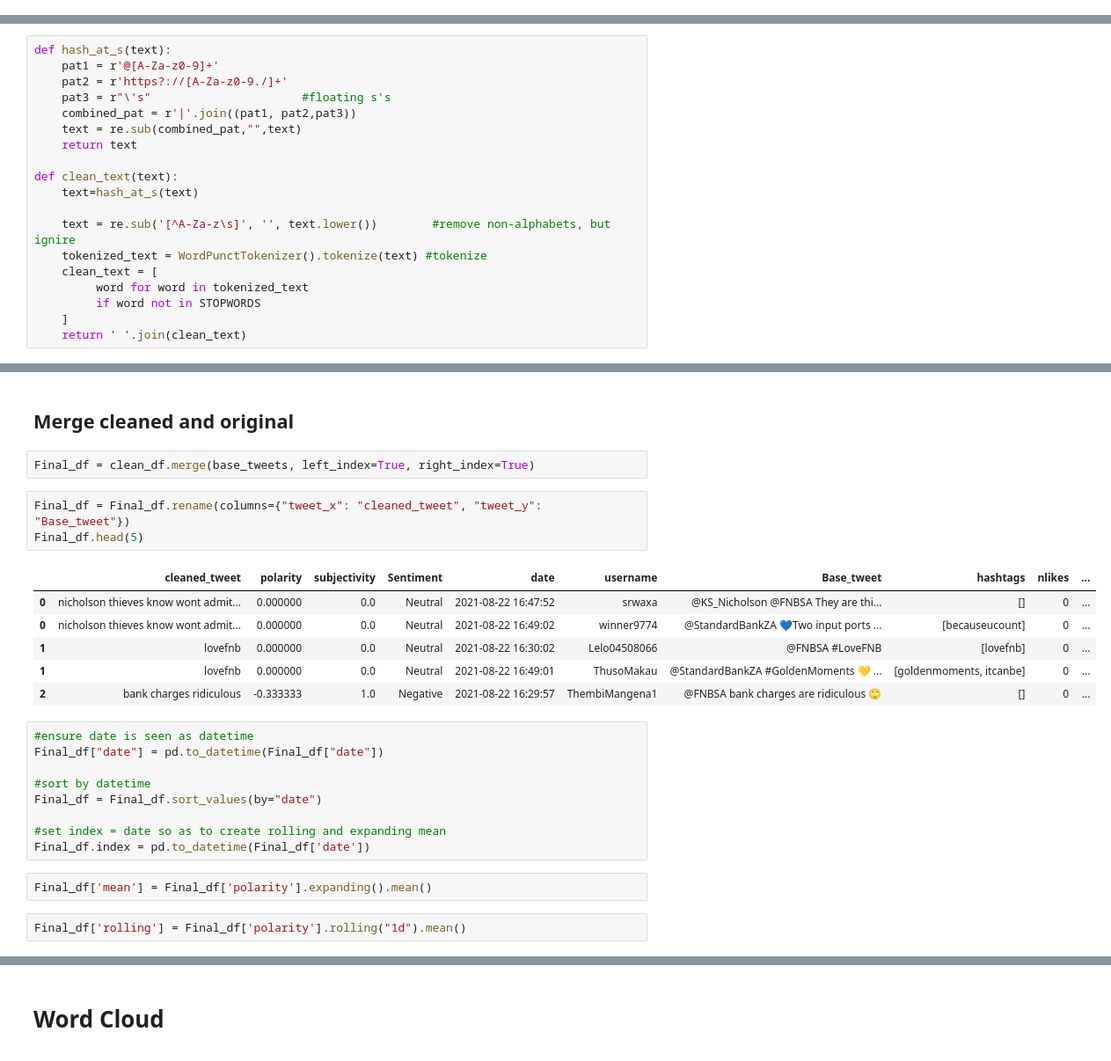
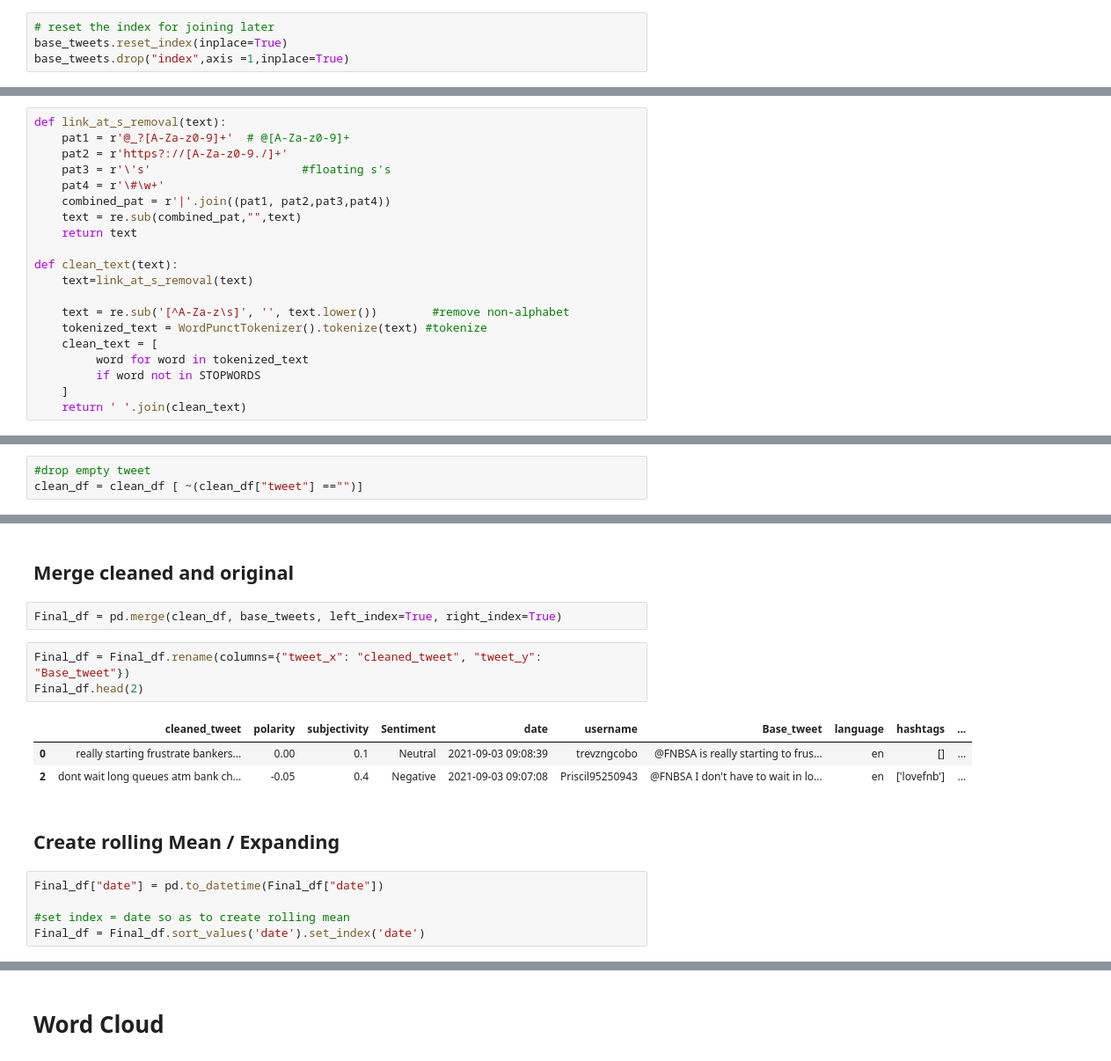
Before and after one commit to Slyth3/Sentiment-analysis-of-South-African-Banks-POC, a Jupyter notebook: Twint_SentimentAnalysis.ipynb, the cells around one changed output, grey strips where cells are left out. Shown: that part at 88% size. Cells and saved outputs as stored; diff of their text form.

```diff
--- a/Twint_SentimentAnalysis.ipynb
+++ b/Twint_SentimentAnalysis.ipynb
@@ -164,0 +161,4 @@ base_tweets.head()
+# %%
+# reset the index for joining later
+base_tweets.reset_index(inplace=True)
+base_tweets.drop("index",axis =1,inplace=True)
@@ -165,18 +173,19 @@ base_tweets.head()
 # %% [markdown]
 ### Cleaning tweet data
 # %%
-def hash_at_s(text):
-    pat1 = r'@[A-Za-z0-9]+'
+def link_at_s_removal(text):
+    pat1 = r'@_?[A-Za-z0-9]+'  # @[A-Za-z0-9]+
     pat2 = r'https?://[A-Za-z0-9./]+'
-    pat3 = r"\'s"                      #floating s's
-    combined_pat = r'|'.join((pat1, pat2,pat3))
+    pat3 = r'\'s'                      #floating s's
+    pat4 = r'\#\w+'
+    combined_pat = r'|'.join((pat1, pat2,pat3,pat4))
     text = re.sub(combined_pat,"",text)
     return text
 
 def clean_text(text):
-    text=hash_at_s(text)
+    text=link_at_s_removal(text)
 
-    text = re.sub('[^A-Za-z\s]', '', text.lower())        #remove non-alphabets, but ignire
+    text = re.sub('[^A-Za-z\s]', '', text.lower())        #remove non-alphabet
     tokenized_text = WordPunctTokenizer().tokenize(text) #tokenize
     clean_text = [
          word for word in tokenized_text
@@ -204,3 +213,6 @@ clean_df.head()
+# %%
+#drop empty tweet
+clean_df = clean_df [ ~(clean_df["tweet"] =="")]
 # %% [markdown]
 ## Sentiment analysis
 # %%
@@ -240,27 +252,18 @@ clean_df.head()
 # %% [markdown]
 ## Merge cleaned and original
 # %%
-Final_df = clean_df.merge(base_tweets, left_index=True, right_index=True)
+Final_df = pd.merge(clean_df, base_tweets, left_index=True, right_index=True)
 # %%
 Final_df = Final_df.rename(columns={"tweet_x": "cleaned_tweet", "tweet_y": "Base_tweet"})
-Final_df.head(5)
+Final_df.head(2)
 # %% [output]
-|  | cleaned_tweet | polarity | subjectivity | Sentiment | date | username | Base_tweet | hashtags | nlikes | ... |
-| 0 | nicholson thieves know wont admit... | 0.000000 | 0.0 | Neutral | 2021-08-22 16:47:52 | srwaxa | @KS_Nicholson @FNBSA They are thi... | [] | 0 | ... |
-| 0 | nicholson thieves know wont admit... | 0.000000 | 0.0 | Neutral | 2021-08-22 16:49:02 | winner9774 | @StandardBankZA 💙Two input ports ... | [becauseucount] | 0 | ... |
-| 1 | lovefnb | 0.000000 | 0.0 | Neutral | 2021-08-22 16:30:02 | Lelo04508066 | @FNBSA #LoveFNB | [lovefnb] | 0 | ... |
-| 1 | lovefnb | 0.000000 | 0.0 | Neutral | 2021-08-22 16:49:01 | ThusoMakau | @StandardBankZA #GoldenMoments 💛 ... | [goldenmoments, itcanbe] | 0 | ... |
-| 2 | bank charges ridiculous | -0.333333 | 1.0 | Negative | 2021-08-22 16:29:57 | ThembiMangena1 | @FNBSA bank charges are ridiculous 🙄 | [] | 0 | ... |
+|  | cleaned_tweet | polarity | subjectivity | Sentiment | date | username | Base_tweet | language | hashtags | ... |
+| 0 | really starting frustrate bankers... | 0.00 | 0.1 | Neutral | 2021-09-03 09:08:39 | trevzngcobo | @FNBSA is really starting to frus... | en | [] | ... |
+| 2 | dont wait long queues atm bank ch... | -0.05 | 0.4 | Negative | 2021-09-03 09:07:08 | Priscil95250943 | @FNBSA I don't have to wait in lo... | en | ['lovefnb'] | ... |
+# %% [markdown]
+## Create rolling Mean / Expanding
 # %%
-#ensure date is seen as datetime
 Final_df["date"] = pd.to_datetime(Final_df["date"])
 
-#sort by datetime
-Final_df = Final_df.sort_values(by="date")
-
-#set index = date so as to create rolling and expanding mean
-Final_df.index = pd.to_datetime(Final_df['date'])
+#set index = date so as to create rolling mean
+Final_df = Final_df.sort_values('date').set_index('date')
-# %%
-Final_df['mean'] = Final_df['polarity'].expanding().mean()
-# %%
-Final_df['rolling'] = Final_df['polarity'].rolling("1d").mean()
```
Also changed, not shown: parts of 49 cells of this notebook, 7 other files.
